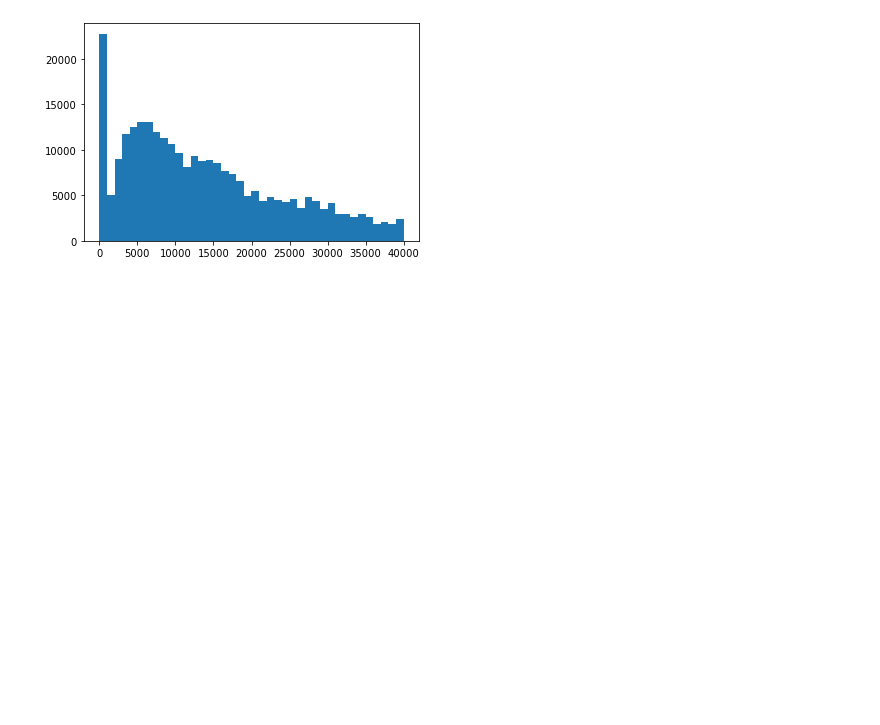
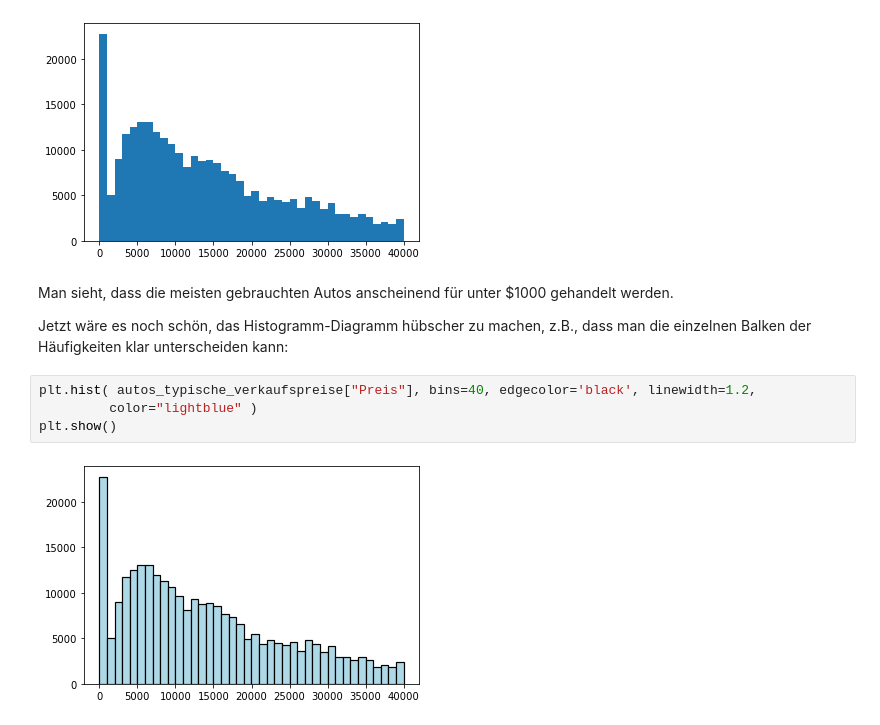
Before and after one commit to juebrauer/book_einstieg_in_ml_mit_scikit-learn, a Jupyter notebook: 08_data_science_on_cars.ipynb, the cells around one changed output. Drawn from its saved outputs; the diff is of its cells as text; blank space fills up the shorter version.

Commit message:
Made histogramm of car sales prices really pretty!

```diff
--- a/08_data_science_on_cars.ipynb
+++ b/08_data_science_on_cars.ipynb
@@ -506,3 +352,13 @@ plt.hist( autos_typische_verkaufspreise["Preis"], bins=40 )
 plt.show()
 # %% [output]
 [figure]
+# %% [markdown]
+Man sieht, dass die meisten gebrauchten Autos anscheinend für unter $1000 gehandelt werden.
+
+Jetzt wäre es noch schön, das Histogramm-Diagramm hübscher zu machen, z.B., dass man die einzelnen Balken der Häufigkeiten klar unterscheiden kann:
+# %%
+plt.hist( autos_typische_verkaufspreise["Preis"], bins=40, edgecolor='black', linewidth=1.2,
+         color="lightblue" )
+plt.show()
+# %% [output]
+[figure, added]
```
Also changed, not shown: parts of 39 cells of this notebook.
